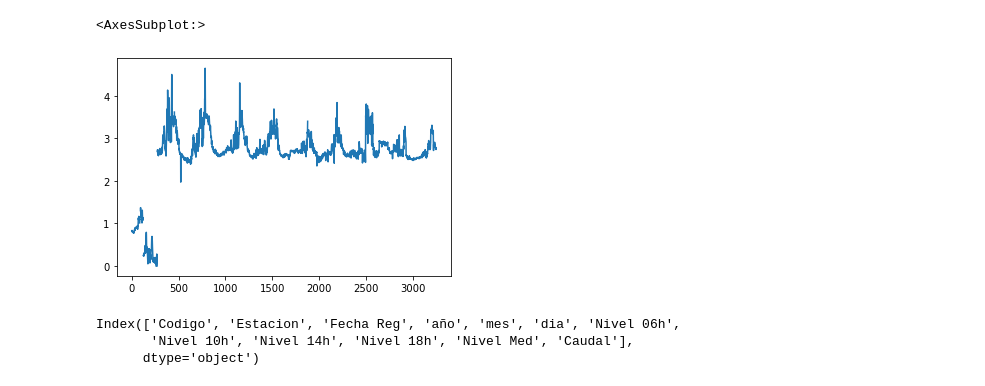
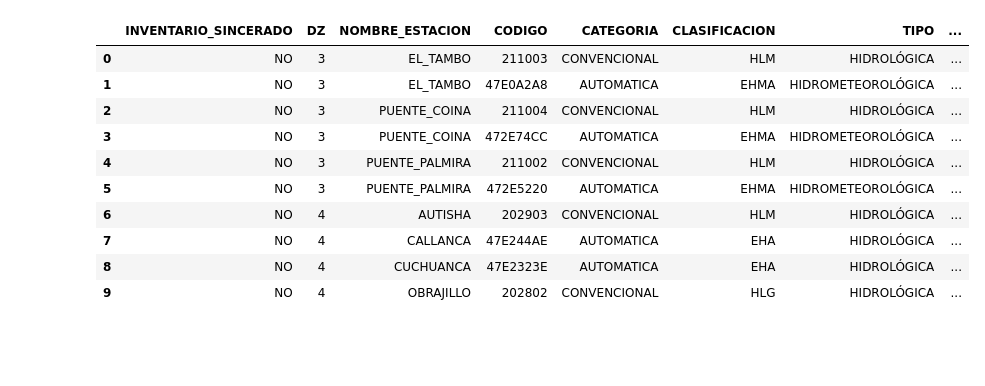
Before and after one commit to JoseZevallosR/umbrales_estaciones, a Jupyter notebook: notebooks/Exploratory_Analisis.ipynb, the cells around one changed output. Drawn from its saved outputs; the diff is of its cells as text; code cells hidden in the pictures; blank space fills up the shorter version.

```diff
--- a/notebooks/Exploratory_Analisis.ipynb
+++ b/notebooks/Exploratory_Analisis.ipynb
@@ -25,11 +62,14 @@ df = pd.read_sql(sql_query, conn)
-# %%
-df['Nivel Med'].plot()
-# %% [output]
-<AxesSubplot:>
-[figure, removed]
-# %%
-df.columns
-# %% [output]
-Index(['Codigo', 'Estacion', 'Fecha Reg', 'año', 'mes', 'dia', 'Nivel 06h',
-       'Nivel 10h', 'Nivel 14h', 'Nivel 18h', 'Nivel Med', 'Caudal'],
-      dtype='object')
+# %%
+EDA.get_Maestro().head(10)
+# %% [output]
+|  | INVENTARIO_SINCERADO | DZ | NOMBRE_ESTACION | CODIGO | CATEGORIA | CLASIFICACION | TIPO | ... |
+| 0 | NO | 3 | EL_TAMBO | 211003 | CONVENCIONAL | HLM | HIDROLÓGICA | ... |
+| 1 | NO | 3 | EL_TAMBO | 47E0A2A8 | AUTOMATICA | EHMA | HIDROMETEOROLÓGICA | ... |
+| 2 | NO | 3 | PUENTE_COINA | 211004 | CONVENCIONAL | HLM | HIDROLÓGICA | ... |
+| 3 | NO | 3 | PUENTE_COINA | 472E74CC | AUTOMATICA | EHMA | HIDROMETEOROLÓGICA | ... |
+| 4 | NO | 3 | PUENTE_PALMIRA | 211002 | CONVENCIONAL | HLM | HIDROLÓGICA | ... |
+| 5 | NO | 3 | PUENTE_PALMIRA | 472E5220 | AUTOMATICA | EHMA | HIDROMETEOROLÓGICA | ... |
+| 6 | NO | 4 | AUTISHA | 202903 | CONVENCIONAL | HLM | HIDROLÓGICA | ... |
+| 7 | NO | 4 | CALLANCA | 47E244AE | AUTOMATICA | EHA | HIDROLÓGICA | ... |
+| 8 | NO | 4 | CUCHUANCA | 47E2323E | AUTOMATICA | EHA | HIDROLÓGICA | ... |
+| 9 | NO | 4 | OBRAJILLO | 202802 | CONVENCIONAL | HLG | HIDROLÓGICA | ... |
```
Also changed, not shown: parts of 9 cells of this notebook.
